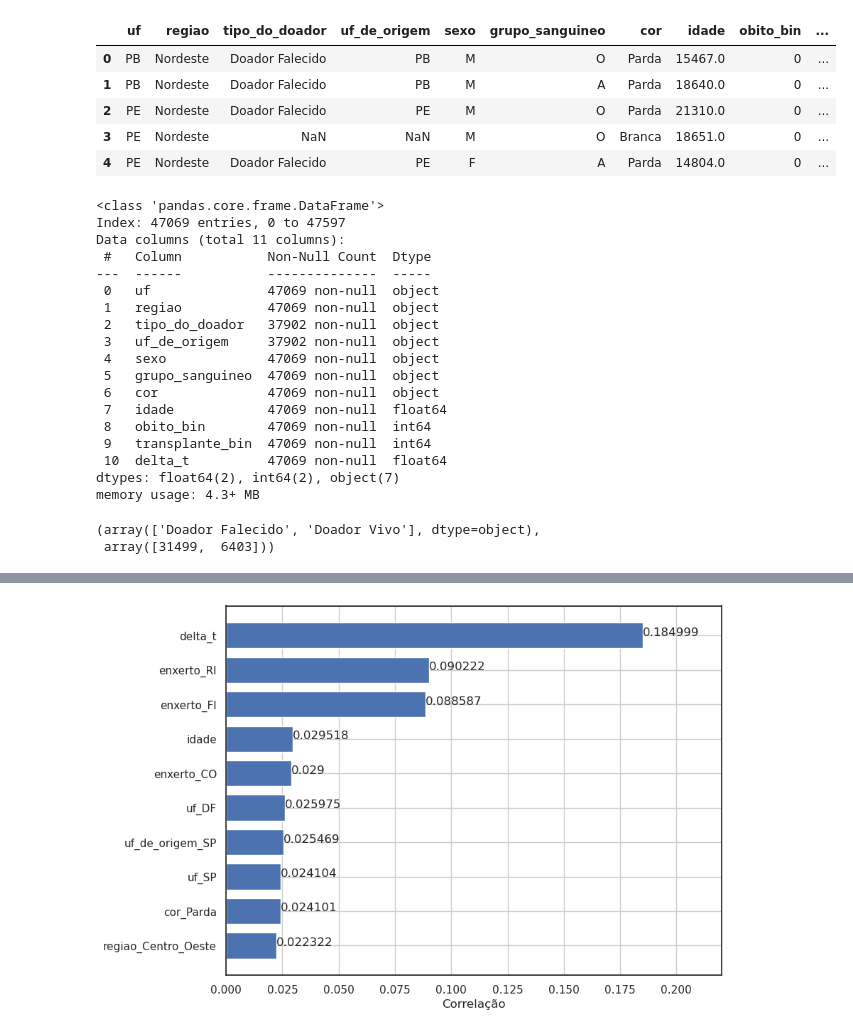
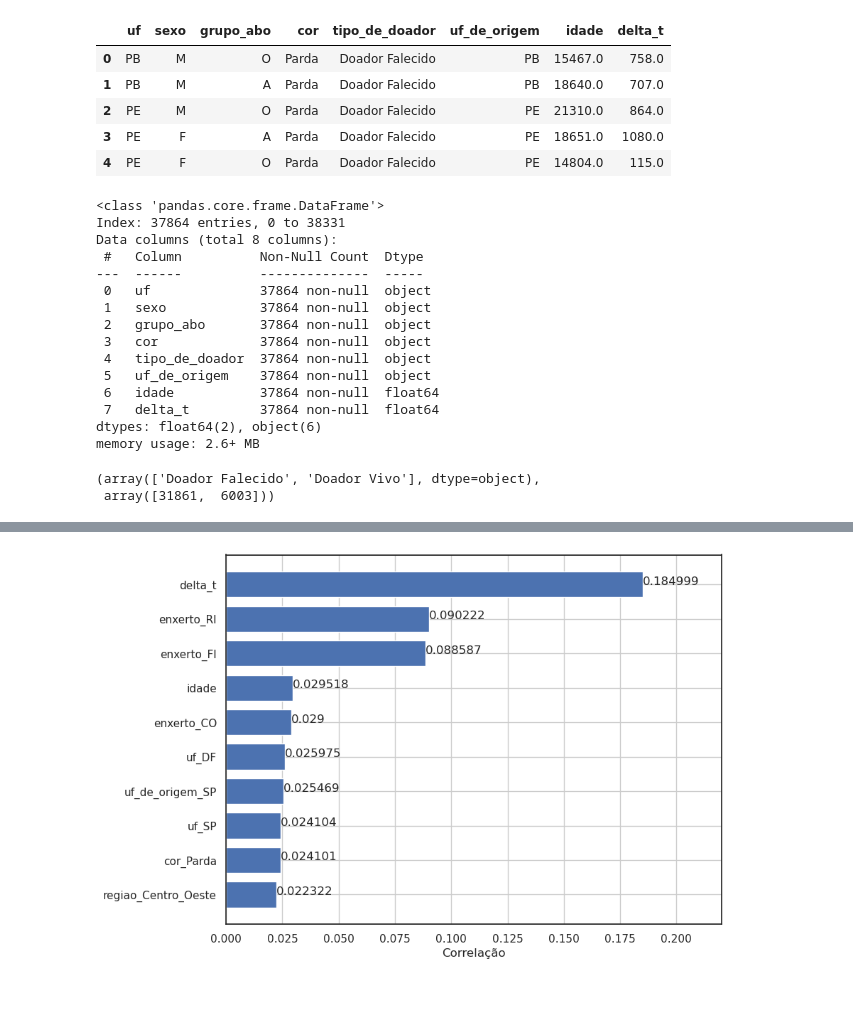
Before and after one commit to Esterci/SNT_table_study, a Jupyter notebook: machine_learning/pre_processamento.ipynb, the cells around one changed output, grey strips where cells are left out. Saved outputs shown, nothing was run; the diff lists cells and outputs as text; code cells hidden in the pictures; blank space fills up the shorter version.

```diff
--- a/machine_learning/pre_processamento.ipynb
+++ b/machine_learning/pre_processamento.ipynb
@@ -2,43 +2,40 @@
 import pandas as pd
 import numpy as np
 # %%
-df = pd.read_csv("../estudo_inicial/base_de_dados_formatada.csv")
+df = pd.read_csv("../estudo_inicial/formated_df.csv")
 df = df[df.delta_t>0]
-df = df.drop(columns=['enxerto','ID','data_da_inscricao','data_do_obito','data_do_transplante','data_de_nascimento','data_do_evento'])
+df = df.drop(columns=['regiao','data_de_inscricao','data_do_transplante'])
 df.head()
 # %% [output]
-|  | uf | regiao | tipo_do_doador | uf_de_origem | sexo | grupo_sanguineo | cor | idade | obito_bin | ... |
-| 0 | PB | Nordeste | Doador Falecido | PB | M | O | Parda | 15467.0 | 0 | ... |
-| 1 | PB | Nordeste | Doador Falecido | PB | M | A | Parda | 18640.0 | 0 | ... |
-| 2 | PE | Nordeste | Doador Falecido | PE | M | O | Parda | 21310.0 | 0 | ... |
-| 3 | PE | Nordeste | NaN | NaN | M | O | Branca | 18651.0 | 0 | ... |
-| 4 | PE | Nordeste | Doador Falecido | PE | F | A | Parda | 14804.0 | 0 | ... |
+|  | uf | sexo | grupo_abo | cor | tipo_de_doador | uf_de_origem | idade | delta_t |
+| 0 | PB | M | O | Parda | Doador Falecido | PB | 15467.0 | 758.0 |
+| 1 | PB | M | A | Parda | Doador Falecido | PB | 18640.0 | 707.0 |
+| 2 | PE | M | O | Parda | Doador Falecido | PE | 21310.0 | 864.0 |
+| 3 | PE | F | A | Parda | Doador Falecido | PE | 18651.0 | 1080.0 |
+| 4 | PE | F | O | Parda | Doador Falecido | PE | 14804.0 | 115.0 |
 # %%
 df.info()
 # %% [output]
 <class 'pandas.core.frame.DataFrame'>
-Index: 47069 entries, 0 to 47597
-Data columns (total 11 columns):
- #   Column           Non-Null Count  Dtype
----  ------           --------------  -----
- 0   uf               47069 non-null  object
- 1   regiao           47069 non-null  object
- 2   tipo_do_doador   37902 non-null  object
- 3   uf_de_origem     37902 non-null  object
- 4   sexo             47069 non-null  object
- 5   grupo_sanguineo  47069 non-null  object
- 6   cor              47069 non-null  object
- 7   idade            47069 non-null  float64
- 8   obito_bin        47069 non-null  int64
- 9   transplante_bin  47069 non-null  int64
- 10  delta_t          47069 non-null  float64
-dtypes: float64(2), int64(2), object(7)
-memory usage: 4.3+ MB
+Index: 37864 entries, 0 to 38331
+Data columns (total 8 columns):
+ #   Column          Non-Null Count  Dtype
+---  ------          --------------  -----
+ 0   uf              37864 non-null  object
+ 1   sexo            37864 non-null  object
+ 2   grupo_abo       37864 non-null  object
+ 3   cor             37864 non-null  object
+ 4   tipo_de_doador  37864 non-null  object
+ 5   uf_de_origem    37864 non-null  object
+ 6   idade           37864 non-null  float64
+ 7   delta_t         37864 non-null  float64
+dtypes: float64(2), object(6)
+memory usage: 2.6+ MB
 # %%
-np.unique(df.tipo_do_doador.dropna().values,return_counts=True)
+np.unique(df.tipo_de_doador.dropna().values,return_counts=True)
 # %% [output]
 (array(['Doador Falecido', 'Doador Vivo'], dtype=object),
- array([31499,  6403]))
+ array([31861,  6003]))
 # %%
 df_bin = df.fillna(0)
 
```
Also changed, not shown: parts of 9 cells of this notebook, 1 other file.
